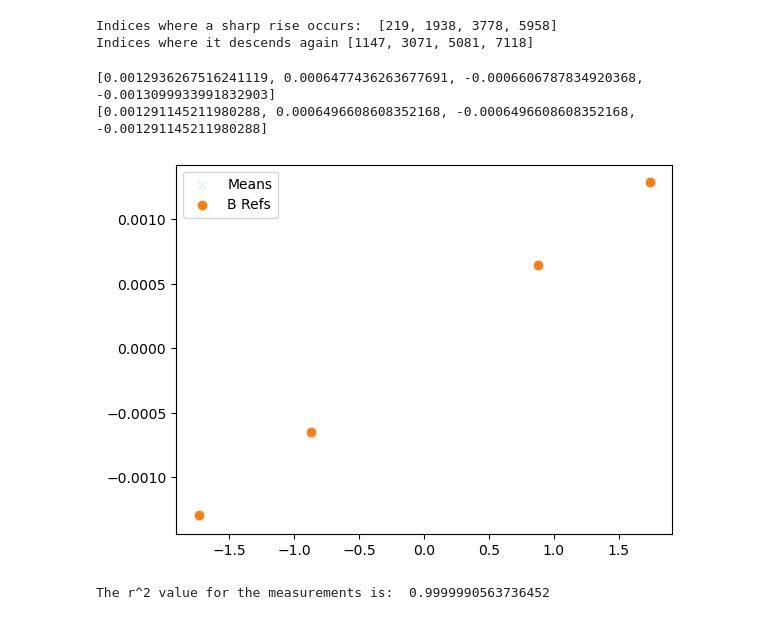
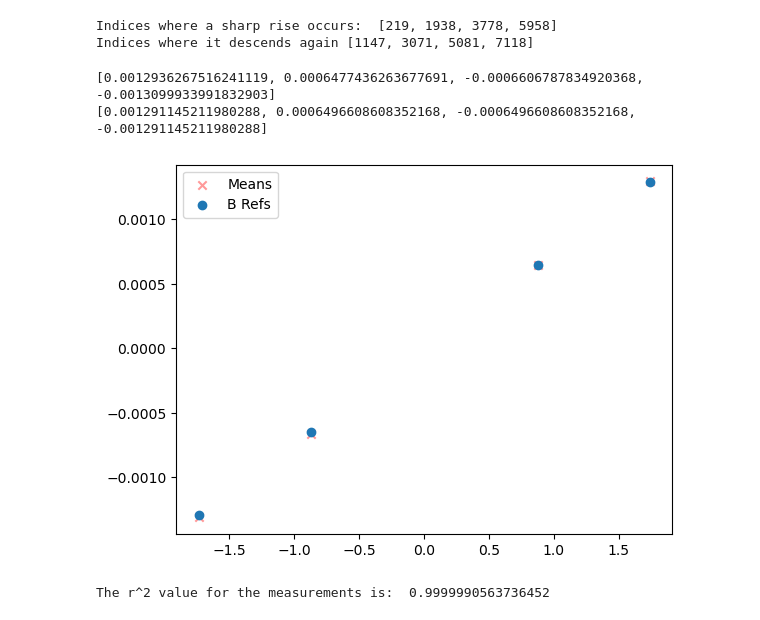
Before and after one commit to rohangirishrao/ssp_fhnw, a Jupyter notebook: project.ipynb, the cells around one changed output. Cells and saved outputs as stored; diff of their text form; code cells hidden in the pictures.

Commit message:
Add prettier plot with different size for clarity

```diff
--- a/project.ipynb
+++ b/project.ipynb
@@ -57,32 +57,32 @@ Indices where it descends again [1147, 3071, 5081, 7118]
 # %%
 # Get the mean of measurements for each experiment and add it to a list
 measured_means = []
 for i in range(1,5):
     measured_mean = selected_df[selected_df['Experiment_Index'] == i]['Magnetic Field y (µT)'].mean()
     # measured_mean /= 10^6
     measured_means.append(measured_mean)
 measured_means_in_T= [value / 1000000 for value in measured_means]
 print(measured_means_in_T)
 
 x = [1,2,3,4]
 currents = [1.737, 0.874, -0.874, -1.737]
 
 def B_ref(current):
     mu = 4 * np.pi * 10**(-7)
     N = 124
     R = 0.15
     return mu * (8*current*N) / (np.sqrt(125)*R)
 
 brefs = []
 for i in range(0,4):
     brefs.append(B_ref(currents[i]))
 print(brefs)
 
-plt.scatter(x=currents, y=measured_means_in_T, label='Means', marker='x', alpha=.1)
+plt.scatter(x=currents, y=measured_means_in_T, label='Means', marker='x', alpha=.4, color='red')
 plt.scatter(x=currents, y=brefs, label='B Refs')
 plt.legend()
 plt.show()
 # %% [output]
 [0.0012936267516241119, 0.0006477436263677691, -0.0006606787834920368, -0.0013099933991832903]
 [0.001291145211980288, 0.0006496608608352168, -0.0006496608608352168, -0.001291145211980288]
-[figure, old version]
+[figure, new version]
```
Also changed, not shown: parts of 1 cell of this notebook.
